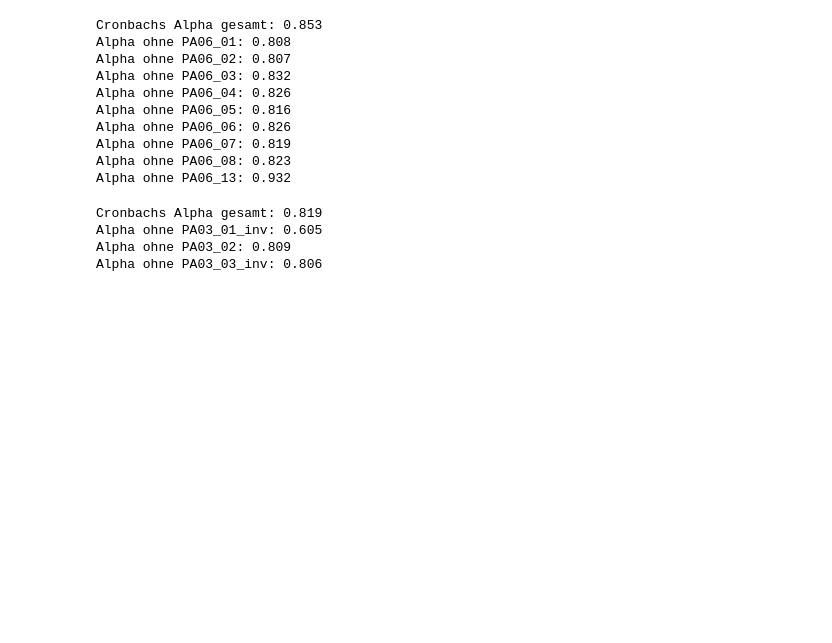
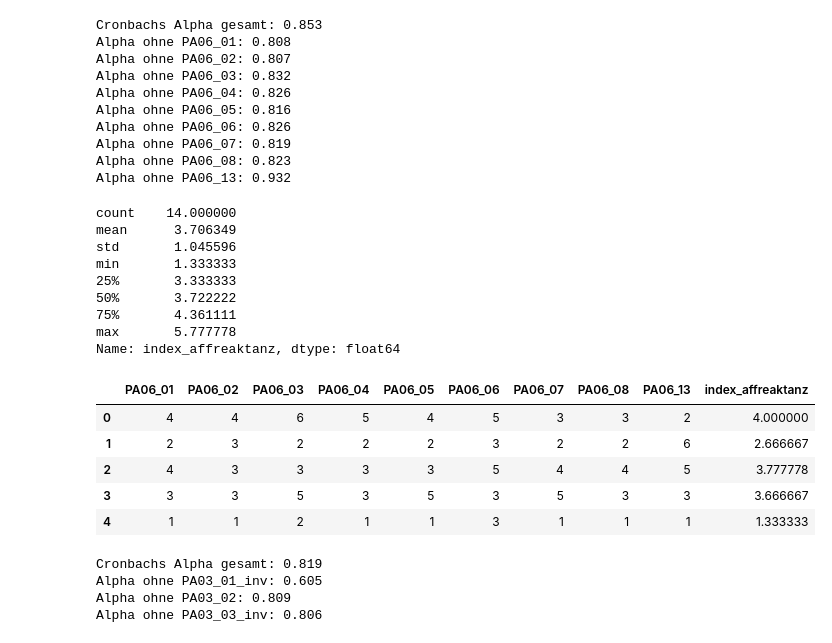
Before and after one commit to lara-polat/KI_Demokratie, a Jupyter notebook: analysis1.ipynb, the cells around one changed output. Saved outputs shown, nothing was run; the diff lists cells and outputs as text; code cells hidden in the pictures; blank space fills up the shorter version.

Commit message:
Abschließen der Reliabilitätsanalysen, Mittelwertindizes & erste Tests (H1, H2)

```diff
--- a/analysis1.ipynb
+++ b/analysis1.ipynb
@@ -99,0 +101,20 @@ Name: count, dtype: int64
+# %%
+# Dichotome Dummyvariablen für Kommunikationsstile erstellen
+in02_num = pd.to_numeric(df_masterprojekt1['IN02'], errors='coerce')
+map_dummyvariablen = {
+    1: 'faktenbasiert',
+    4: 'faktenbasiert',
+    2: 'gemischt',
+    5: 'gemischt',
+    3: 'empathisch',
+    6: 'empathisch'
+}
+df_masterprojekt1['IN02_new'] = in02_num.map(map_dummyvariablen)
+
+df_masterprojekt1['faktenbasiert_dich'] = (df_masterprojekt1['IN02_new'] == 'faktenbasiert').astype(int)
+df_masterprojekt1['empathisch_dich'] = (df_masterprojekt1['IN02_new'] == 'empathisch').astype(int)
+df_masterprojekt1['gemischt_dich'] = (df_masterprojekt1['IN02_new'] == 'gemischt').astype(int)
+
+#Kontrolle
+
+df_masterprojekt1[['IN02', 'IN02_new', 'faktenbasiert_dich', 'gemischt_dich', 'empathisch_dich']].head()
@@ -222,3 +250,11 @@ Alpha ohne PA03_06: 0.617
 Alpha ohne PA03_07_inv: 0.673
 Alpha ohne PA03_08_inv: 0.679
 Alpha ohne PA03_09_inv: 0.637
+# %%
+# Mittelwertindex (Vertrauen + wahrgenommene Authentizität)
+
+df_masterprojekt1["index_vertauth"] = df_masterprojekt1[["PA03_04", "PA03_05", "PA03_06", "PA03_07_inv", "PA03_08_inv", "PA03_09_inv"]].mean(axis=1, skipna=True)
+
+# Kontrolle: Verteilung und erste Werte
+print(df_masterprojekt1["index_vertauth"].describe())
+df_masterprojekt1[["PA03_04", "PA03_05", "PA03_06", "PA03_07_inv", "PA03_08_inv", "PA03_09_inv", "index_vertauth"]].head()
@@ -250,3 +302,10 @@ Alpha ohne PA02_09: 0.826
 Alpha ohne PA02_10: 0.851
 Alpha ohne PA02_11: 0.809
 Alpha ohne PA02_12: 0.887
+# %%
+# Mittelwertindex: wahrgenommene Freiheitseinschränkung
+df_masterprojekt1["index_freiheitseinschraenkung"] = df_masterprojekt1[["PA02_09", "PA02_10", "PA02_11", "PA02_12"]].mean(axis=1, skipna=True)
+
+# Kontrolle: Verteilung und erste Werte
+print(df_masterprojekt1["index_freiheitseinschraenkung"].describe())
+df_masterprojekt1[["PA02_09", "PA02_10", "PA02_11", "PA02_12", "index_freiheitseinschraenkung"]].head(5)
@@ -283,6 +358,30 @@ Alpha ohne PA06_06: 0.826
 Alpha ohne PA06_07: 0.819
 Alpha ohne PA06_08: 0.823
 Alpha ohne PA06_13: 0.932
+# %%
+# Mittelwertindex: affektive Reaktanz-Dimension
+
+df_masterprojekt1["index_affreaktanz"] = df_masterprojekt1[["PA06_01", "PA06_02", "PA06_03", "PA06_04", "PA06_05", "PA06_06", "PA06_07", "PA06_08", "PA06_13"]].mean(axis=1, skipna=True)
+
+# Kontrolle: Verteilung und erste Werte
+print(df_masterprojekt1["index_affreaktanz"].describe())
+df_masterprojekt1[["PA06_01", "PA06_02", "PA06_03", "PA06_04", "PA06_05", "PA06_06", "PA06_07", "PA06_08", "PA06_13", "index_affreaktanz"]].head()
+# %% [output]
+count    14.000000
+mean      3.706349
+std       1.045596
+min       1.333333
+25%       3.333333
+50%       3.722222
+75%       4.361111
+max       5.777778
+Name: index_affreaktanz, dtype: float64
+|  | PA06_01 | PA06_02 | PA06_03 | PA06_04 | PA06_05 | PA06_06 | PA06_07 | PA06_08 | PA06_13 | index_affreaktanz |
+| 0 | 4 | 4 | 6 | 5 | 4 | 5 | 3 | 3 | 2 | 4.000000 |
+| 1 | 2 | 3 | 2 | 2 | 2 | 3 | 2 | 2 | 6 | 2.666667 |
+| 2 | 4 | 3 | 3 | 3 | 3 | 5 | 4 | 4 | 5 | 3.777778 |
+| 3 | 3 | 3 | 5 | 3 | 5 | 3 | 5 | 3 | 3 | 3.666667 |
+| 4 | 1 | 1 | 2 | 1 | 1 | 3 | 1 | 1 | 1 | 1.333333 |
 # %%
 # kognitive Reaktanz-Dimension
 
```
Also changed, not shown: parts of 18 cells of this notebook.
